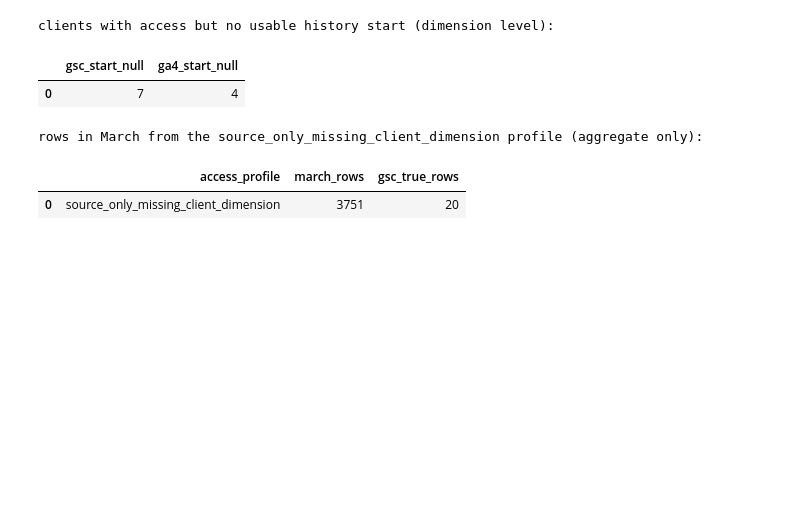
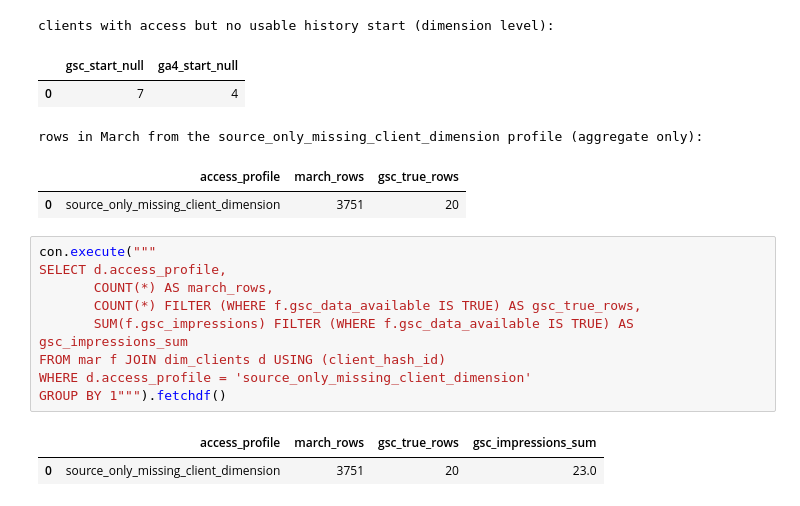
Before and after one commit to Vishal-141206/flyrank-ml-internship, a Jupyter notebook: work/notebooks/w03_data_contract.ipynb, the cells around one changed output. Saved outputs shown, nothing was run; the diff lists cells and outputs as text; blank space fills up the shorter version.

```diff
--- a/work/notebooks/w03_data_contract.ipynb
+++ b/work/notebooks/w03_data_contract.ipynb
@@ -430,3 +453,15 @@ clients with access but no usable history start (dimension level):
 rows in March from the source_only_missing_client_dimension profile (aggregate only):
 |  | access_profile | march_rows | gsc_true_rows |
 | 0 | source_only_missing_client_dimension | 3751 | 20 |
+# %%
+con.execute("""
+SELECT d.access_profile,
+       COUNT(*) AS march_rows,
+       COUNT(*) FILTER (WHERE f.gsc_data_available IS TRUE) AS gsc_true_rows,
+       SUM(f.gsc_impressions) FILTER (WHERE f.gsc_data_available IS TRUE) AS gsc_impressions_sum
+FROM mar f JOIN dim_clients d USING (client_hash_id)
+WHERE d.access_profile = 'source_only_missing_client_dimension'
+GROUP BY 1""").fetchdf()
+# %% [output]
+|  | access_profile | march_rows | gsc_true_rows | gsc_impressions_sum |
+| 0 | source_only_missing_client_dimension | 3751 | 20 | 23.0 |
```
Also changed, not shown: parts of 7 cells of this notebook.
